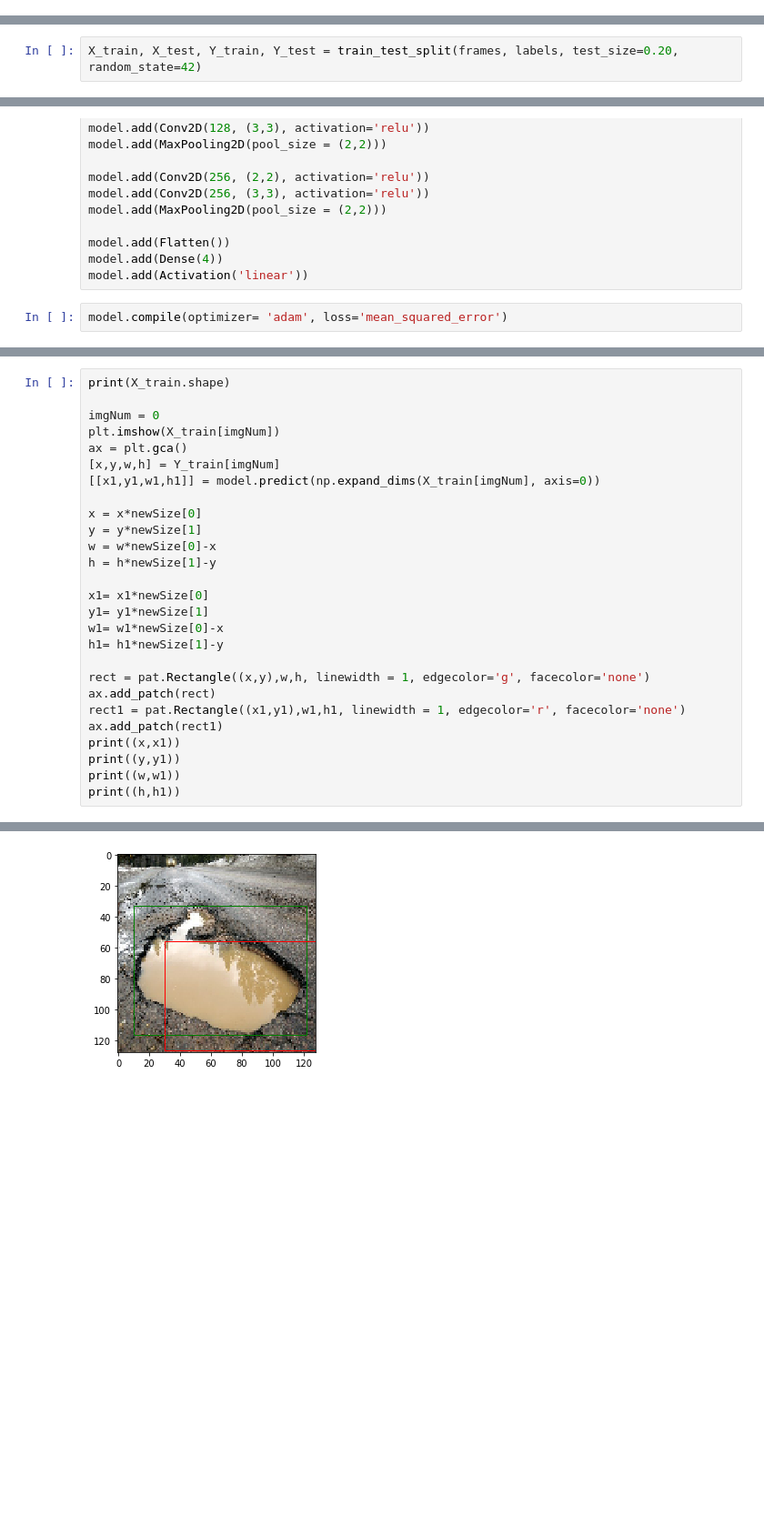
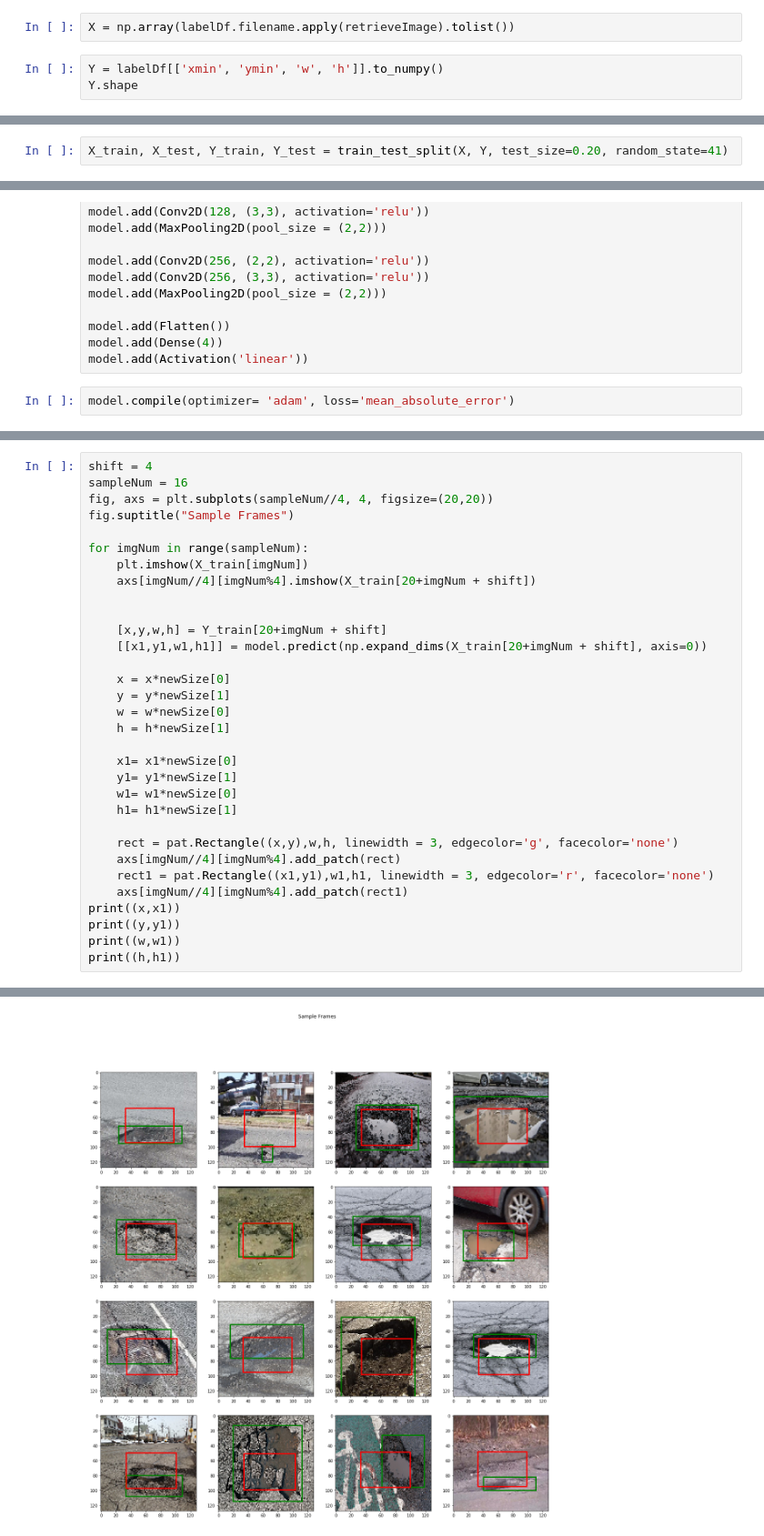
Before and after one commit to jlaframboise/Robo-Traverse, a Jupyter notebook: Notebooks/SinglePotholeLocalization.ipynb, the cells around one changed output, grey strips where cells are left out. Shown at 91% size. Drawn from its saved outputs; the diff is of its cells as text; blank space fills up the shorter version.

```diff
--- a/Notebooks/SinglePotholeLocalization.ipynb
+++ b/Notebooks/SinglePotholeLocalization.ipynb
@@ -137,0 +103,5 @@ train_df.drop(columns=['filename','width','height','class']).head()
+# %%
+X = np.array(labelDf.filename.apply(retrieveImage).tolist())
+# %%
+Y = labelDf[['xmin', 'ymin', 'w', 'h']].to_numpy()
+Y.shape
@@ -138,2 +110,2 @@ train_df.drop(columns=['filename','width','height','class']).head()
 # %%
-X_train, X_test, Y_train, Y_test = train_test_split(frames, labels, test_size=0.20, random_state=42)
+X_train, X_test, Y_train, Y_test = train_test_split(X, Y, test_size=0.20, random_state=41)
@@ -163,7 +145,7 @@ model.add(Flatten())
 model.add(Dense(4))
 model.add(Activation('linear'))
 # %%
-model.compile(optimizer= 'adam', loss='mean_squared_error')
+model.compile(optimizer= 'adam', loss='mean_absolute_error')
 # %%
 history = model.fit(X_train, Y_train, validation_data = (X_test, Y_test), epochs=20)
 # %% [output]
@@ -196,26 +178,31 @@ plt.show()
 # %%
-print(X_train.shape)
+shift = 4
+sampleNum = 16
+fig, axs = plt.subplots(sampleNum//4, 4, figsize=(20,20))
+fig.suptitle("Sample Frames")
 
-imgNum = 0
-plt.imshow(X_train[imgNum])
-ax = plt.gca()
-[x,y,w,h] = Y_train[imgNum]
-[[x1,y1,w1,h1]] = model.predict(np.expand_dims(X_train[imgNum], axis=0))
+for imgNum in range(sampleNum):
+    plt.imshow(X_train[imgNum])
+    axs[imgNum//4][imgNum%4].imshow(X_train[20+imgNum + shift])
 
-x = x*newSize[0]
-y = y*newSize[1]
-w = w*newSize[0]-x
-h = h*newSize[1]-y
 
-x1= x1*newSize[0]
-y1= y1*newSize[1]
-w1= w1*newSize[0]-x
-h1= h1*newSize[1]-y
+    [x,y,w,h] = Y_train[20+imgNum + shift]
+    [[x1,y1,w1,h1]] = model.predict(np.expand_dims(X_train[20+imgNum + shift], axis=0))
 
-rect = pat.Rectangle((x,y),w,h, linewidth = 1, edgecolor='g', facecolor='none')
-ax.add_patch(rect)
-rect1 = pat.Rectangle((x1,y1),w1,h1, linewidth = 1, edgecolor='r', facecolor='none')
-ax.add_patch(rect1)
+    x = x*newSize[0]
+    y = y*newSize[1]
+    w = w*newSize[0]
+    h = h*newSize[1]
+
+    x1= x1*newSize[0]
+    y1= y1*newSize[1]
+    w1= w1*newSize[0]
+    h1= h1*newSize[1]
+
+    rect = pat.Rectangle((x,y),w,h, linewidth = 3, edgecolor='g', facecolor='none')
+    axs[imgNum//4][imgNum%4].add_patch(rect)
+    rect1 = pat.Rectangle((x1,y1),w1,h1, linewidth = 3, edgecolor='r', facecolor='none')
+    axs[imgNum//4][imgNum%4].add_patch(rect1)
 print((x,x1))
 print((y,y1))
 print((w,w1))
@@ -229 +215 @@ print((h,h1))
-[figure, old version]
+[figure, new version]
```
Also changed, not shown: parts of 23 cells of this notebook.
